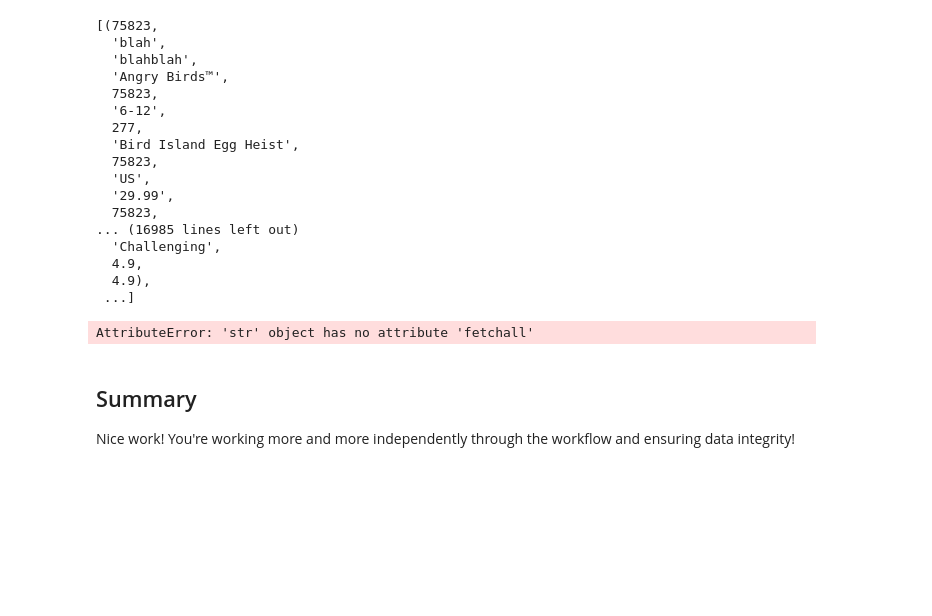
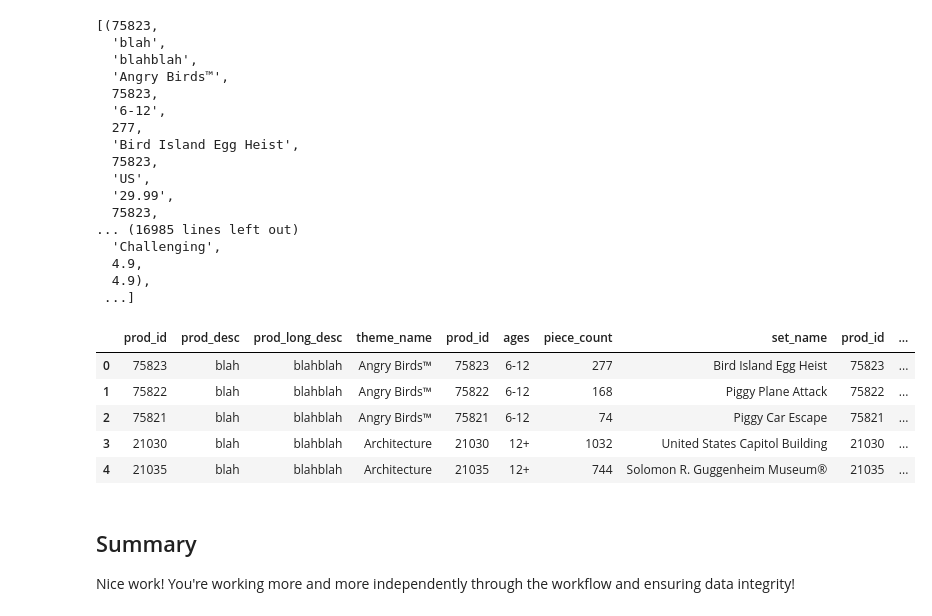
Before and after one commit to hlevymyers/dsc-obtaining-your-data-lab-dc-ds-career-042219, a Jupyter notebook: index.ipynb, the cells around one changed output. Cells and saved outputs as stored; diff of their text form; code cells hidden in the pictures; blank space fills up the shorter version.

```diff
--- a/index.ipynb
+++ b/index.ipynb
@@ -139,11 +139,16 @@ c.execute(sql_str).fetchall()
   4.9),
  ...]
 # %%
-product_df = pd.DataFrame(c.execute(sql_str.fetchall()))
+product_df = pd.DataFrame(c.execute(sql_str).fetchall())
 product_df.columns = [x[0] for x in c.description]
 product_df.head()
 # %% [output]
-AttributeError: 'str' object has no attribute 'fetchall'
+|  | prod_id | prod_desc | prod_long_desc | theme_name | prod_id | ages | piece_count | set_name | prod_id | ... |
+| 0 | 75823 | blah | blahblah | Angry Birds™ | 75823 | 6-12 | 277 | Bird Island Egg Heist | 75823 | ... |
+| 1 | 75822 | blah | blahblah | Angry Birds™ | 75822 | 6-12 | 168 | Piggy Plane Attack | 75822 | ... |
+| 2 | 75821 | blah | blahblah | Angry Birds™ | 75821 | 6-12 | 74 | Piggy Car Escape | 75821 | ... |
+| 3 | 21030 | blah | blahblah | Architecture | 21030 | 12+ | 1032 | United States Capitol Building | 21030 | ... |
+| 4 | 21035 | blah | blahblah | Architecture | 21035 | 12+ | 744 | Solomon R. Guggenheim Museum® | 21035 | ... |
 # %% [markdown]
 ## Summary
 Nice work! You're working more and more independently through the workflow and ensuring data integrity!
```
